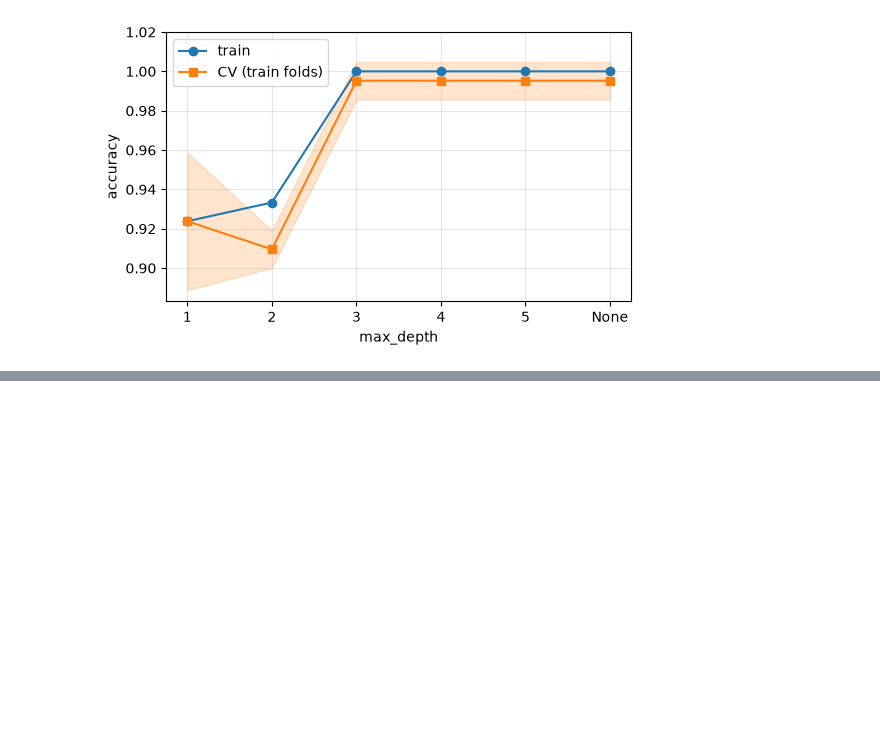
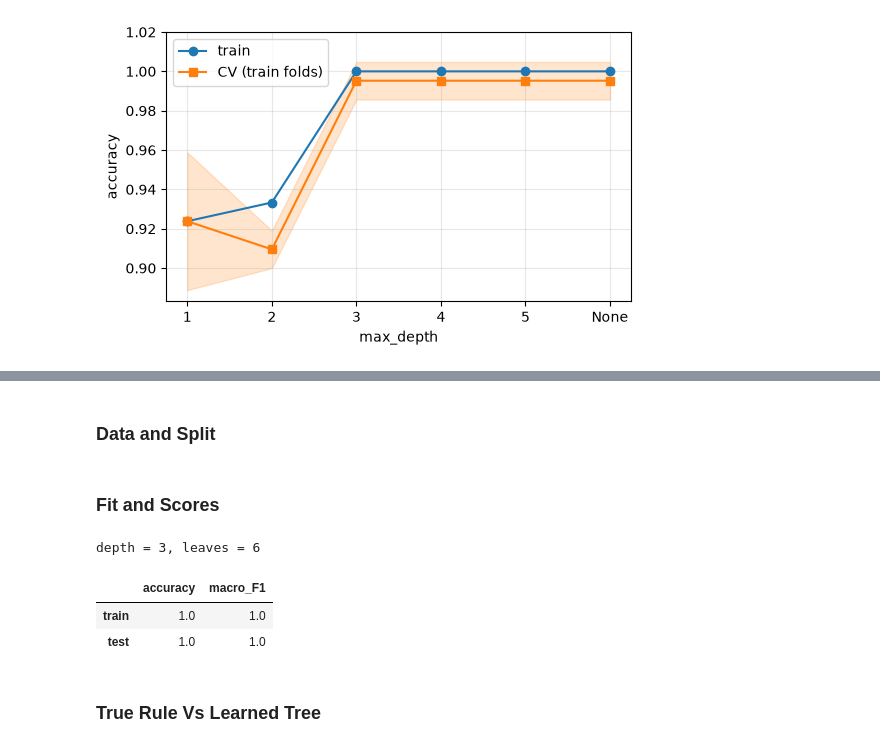
Before and after one commit to migasantunes/decision-trees-lego, a Jupyter notebook: notebooks/dev_a.ipynb, the cells around one changed output, grey strips where cells are left out. Saved outputs shown, nothing was run; the diff lists cells and outputs as text; code cells hidden in the pictures; blank space fills up the shorter version.

```diff
--- a/notebooks/dev_a.ipynb
+++ b/notebooks/dev_a.ipynb
@@ -154,0 +162,2 @@ plt.show()
+# %% [markdown]
+### Data and Split
@@ -154,0 +174,24 @@ plt.show()
+# %% [markdown]
+### Fit and Scores
+# %%
+tree1 = DecisionTreeClassifier(max_depth=MAX_DEPTH, random_state=SEED).fit(X_train, y_train)
+
+train_pred = tree1.predict(X_train)
+train_scores = {"accuracy": accuracy_score(y_train, train_pred),
+                "macro_F1": f1_score(y_train, train_pred, average="macro")}
+
+test_pred = tree1.predict(X_test)
+test_scores = {"accuracy": accuracy_score(y_test, test_pred),
+                "macro_F1": f1_score(y_test, test_pred, average="macro")}
+
+results1 = pd.DataFrame({"train": train_scores,
+                         "test":  test_scores}).T.round(3)
+print(f"depth = {tree1.get_depth()}, leaves = {tree1.get_n_leaves()}")
+results1
+# %% [output]
+depth = 3, leaves = 6
+|  | accuracy | macro_F1 |
+| train | 1.0 | 1.0 |
+| test | 1.0 | 1.0 |
+# %% [markdown]
+### True Rule Vs Learned Tree
```
Also changed, not shown: parts of 16 cells of this notebook, 1 other file.
